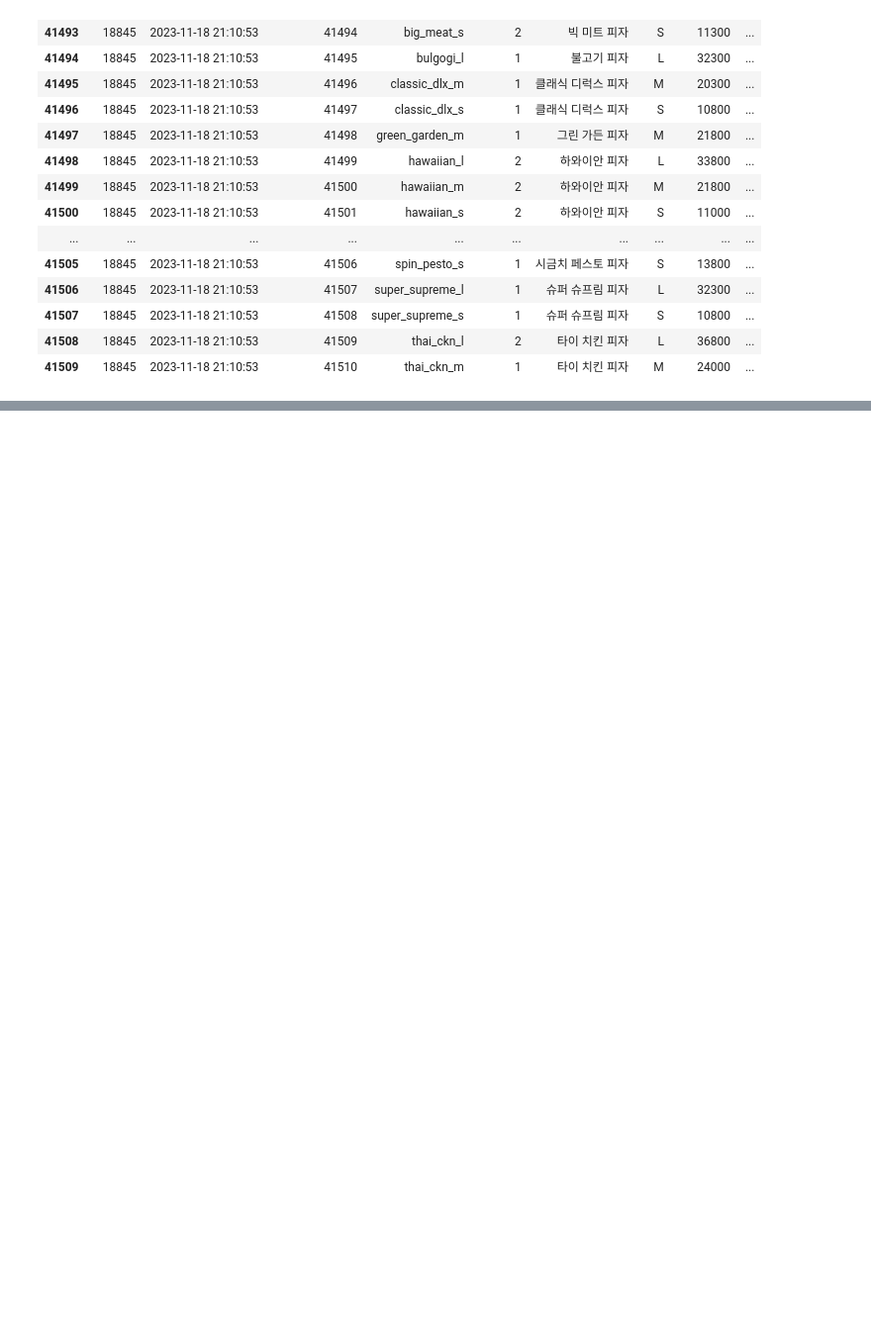
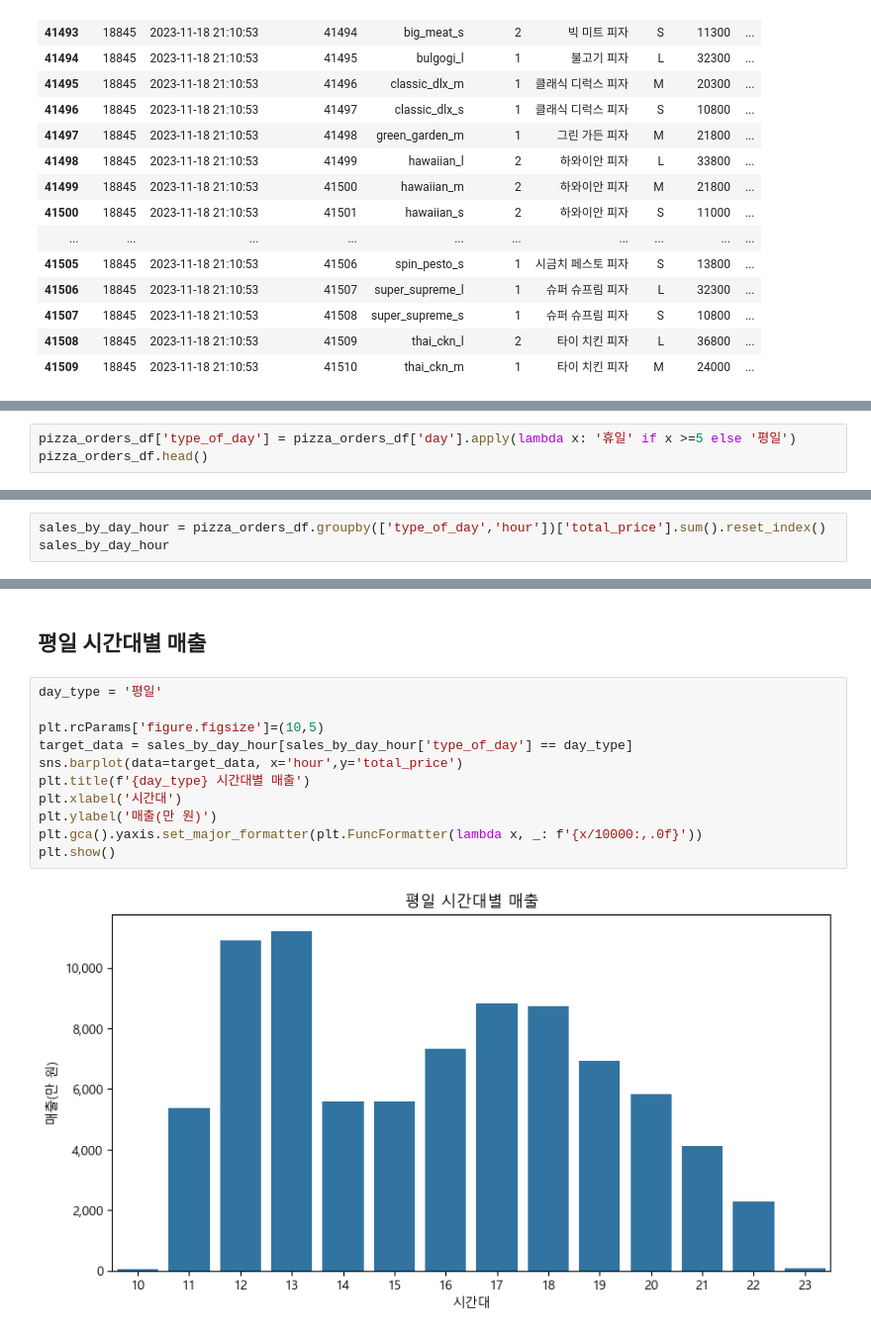
Before and after one commit to changdoong/learning-projects, a Jupyter notebook: pizza_df/pizza_df.ipynb, the cells around one changed output, grey strips where cells are left out. Shown at 99% size. Cells and saved outputs as stored; diff of their text form; blank space fills up the shorter version.

```diff
--- a/pizza_df/pizza_df.ipynb
+++ b/pizza_df/pizza_df.ipynb
@@ -235,0 +357,3 @@ pizza_orders_df[pizza_orders_df['order_id'] == 18845]
+# %%
+pizza_orders_df['type_of_day'] = pizza_orders_df['day'].apply(lambda x: '휴일' if x >=5 else '평일')
+pizza_orders_df.head()
@@ -235,0 +367,3 @@ pizza_orders_df[pizza_orders_df['order_id'] == 18845]
+# %%
+sales_by_day_hour = pizza_orders_df.groupby(['type_of_day','hour'])['total_price'].sum().reset_index()
+sales_by_day_hour
@@ -235,0 +388,15 @@ pizza_orders_df[pizza_orders_df['order_id'] == 18845]
+# %% [markdown]
+## 평일 시간대별 매출
+# %%
+day_type = '평일'
+
+plt.rcParams['figure.figsize']=(10,5)
+target_data = sales_by_day_hour[sales_by_day_hour['type_of_day'] == day_type]
+sns.barplot(data=target_data, x='hour',y='total_price')
+plt.title(f'{day_type} 시간대별 매출')
+plt.xlabel('시간대')
+plt.ylabel('매출(만 원)')
+plt.gca().yaxis.set_major_formatter(plt.FuncFormatter(lambda x, _: f'{x/10000:,.0f}'))
+plt.show()
+# %% [output]
+[figure, added]
```
Also changed, not shown: parts of 22 cells of this notebook.
